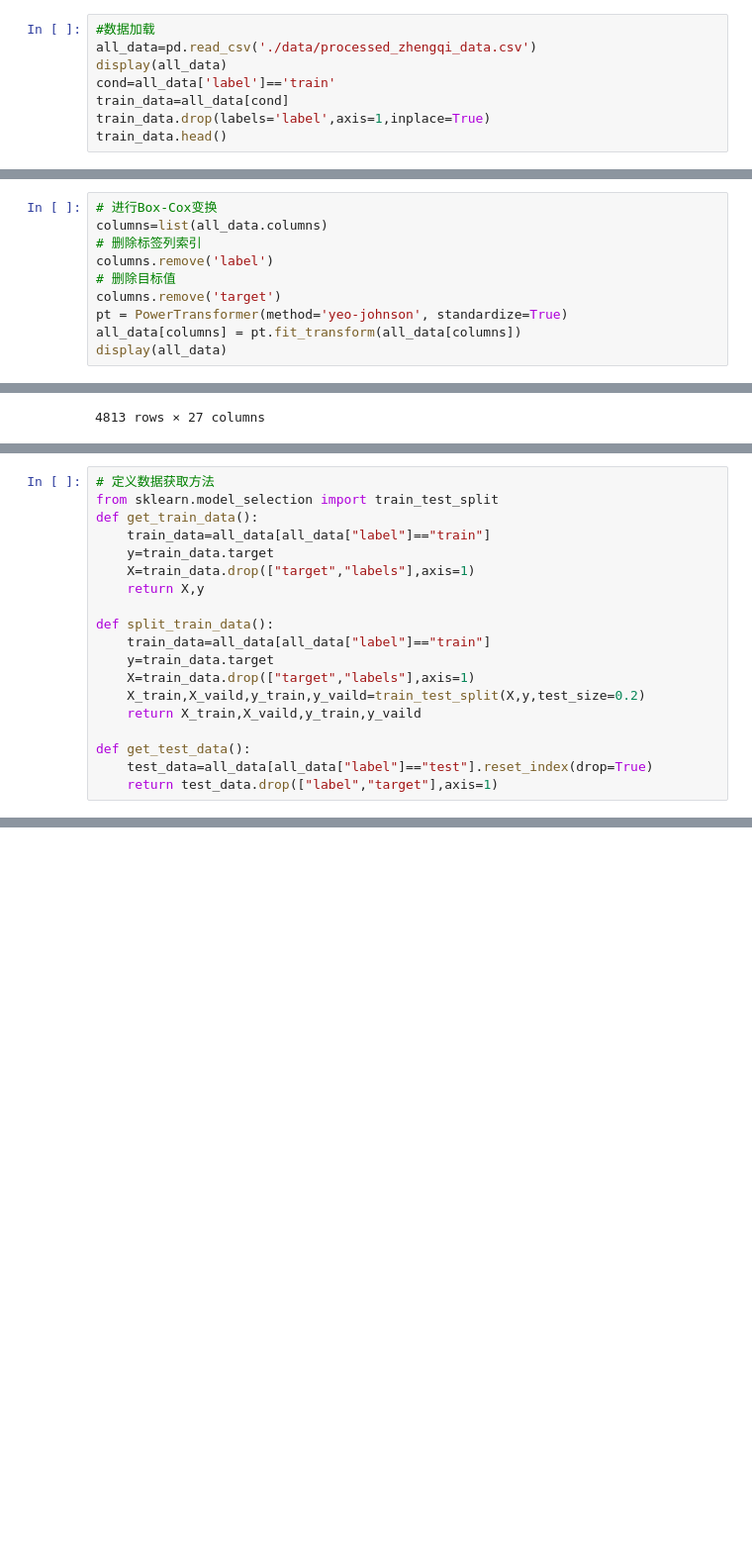
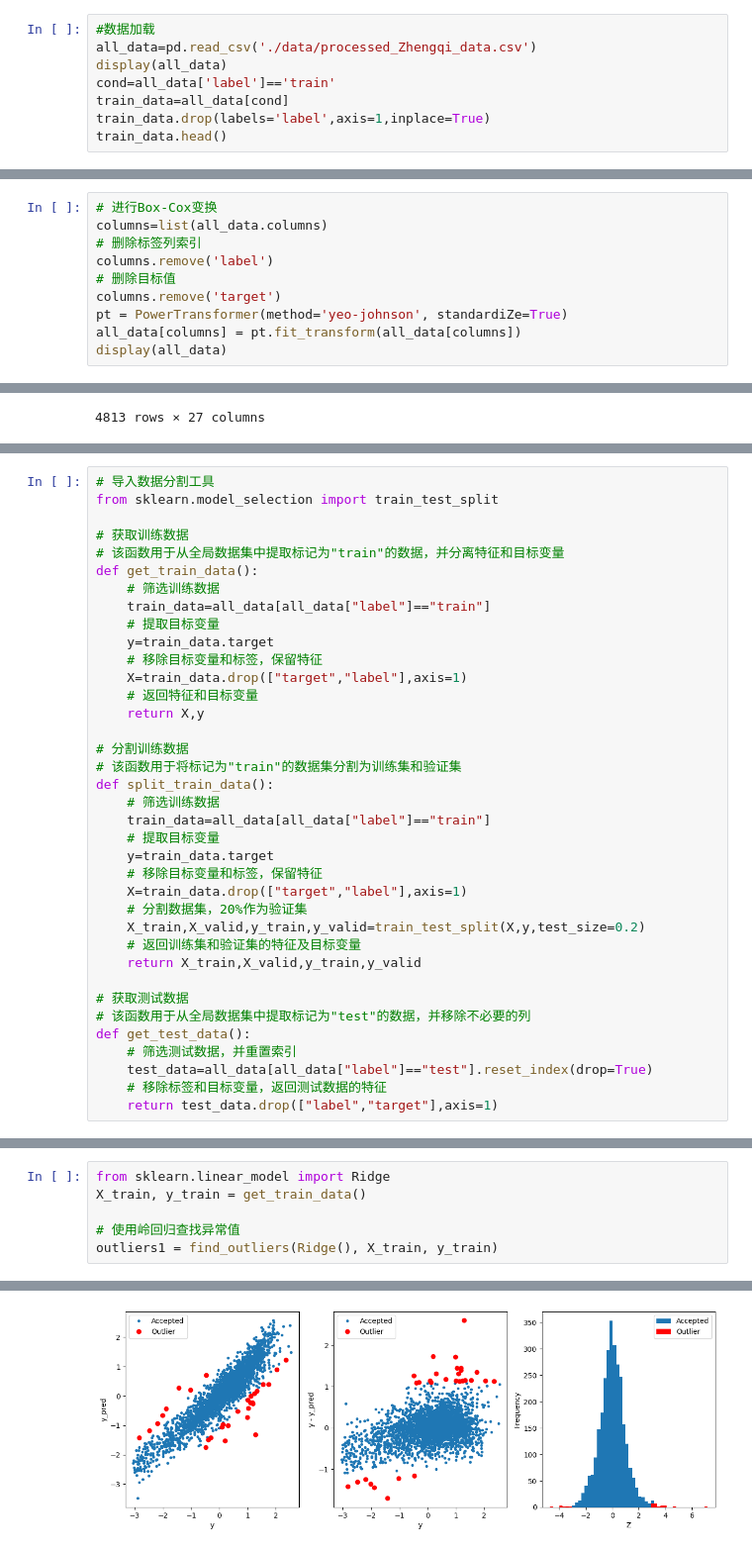
Before and after one commit to lanshi17/AIoT_notebook, a Jupyter notebook: 机器学习/线性回归/智能发电厂工业蒸汽量项目预测实战/feature_engineering.ipynb, the cells around one changed output, grey strips where cells are left out. Shown at 99% size. Cells and saved outputs as stored; diff of their text form; blank space fills up the shorter version.

```diff
--- a/机器学习/线性回归/智能发电厂工业蒸汽量项目预测实战/feature_engineering.ipynb
+++ b/机器学习/线性回归/智能发电厂工业蒸汽量项目预测实战/feature_engineering.ipynb
@@ -10,7 +10,7 @@ import warnings
 warnings.filterwarnings("ignore")
 # %%
 #数据加载
-all_data=pd.read_csv('./data/processed_zhengqi_data.csv')
+all_data=pd.read_csv('./data/processed_Zhengqi_data.csv')
 display(all_data)
 cond=all_data['label']=='train'
 train_data=all_data[cond]
@@ -300,7 +300,7 @@ columns=list(all_data.columns)
 columns.remove('label')
 # 删除目标值
 columns.remove('target')
-pt = PowerTransformer(method='yeo-johnson', standardize=True)
+pt = PowerTransformer(method='yeo-johnson', standardiZe=True)
 all_data[columns] = pt.fit_transform(all_data[columns])
 display(all_data)
 # %% [output]
@@ -320,21 +322,39 @@ display(all_data)
 # %%
-# 定义数据获取方法
+# 导入数据分割工具
 from sklearn.model_selection import train_test_split
+
+# 获取训练数据
+# 该函数用于从全局数据集中提取标记为"train"的数据，并分离特征和目标变量
 def get_train_data():
+    # 筛选训练数据
     train_data=all_data[all_data["label"]=="train"]
+    # 提取目标变量
     y=train_data.target
-    X=train_data.drop(["target","labels"],axis=1)
+    # 移除目标变量和标签，保留特征
+    X=train_data.drop(["target","label"],axis=1)
+    # 返回特征和目标变量
     return X,y
 
+# 分割训练数据
+# 该函数用于将标记为"train"的数据集分割为训练集和验证集
 def split_train_data():
+    # 筛选训练数据
     train_data=all_data[all_data["label"]=="train"]
+    # 提取目标变量
     y=train_data.target
-    X=train_data.drop(["target","labels"],axis=1)
-    X_train,X_vaild,y_train,y_vaild=train_test_split(X,y,test_size=0.2)
-    return X_train,X_vaild,y_train,y_vaild
+    # 移除目标变量和标签，保留特征
+    X=train_data.drop(["target","label"],axis=1)
+    # 分割数据集，20%作为验证集
+    X_train,X_valid,y_train,y_valid=train_test_split(X,y,test_size=0.2)
+    # 返回训练集和验证集的特征及目标变量
+    return X_train,X_valid,y_train,y_valid
 
+# 获取测试数据
+# 该函数用于从全局数据集中提取标记为"test"的数据，并移除不必要的列
 def get_test_data():
+    # 筛选测试数据，并重置索引
     test_data=all_data[all_data["label"]=="test"].reset_index(drop=True)
+    # 移除标签和目标变量，返回测试数据的特征
     return test_data.drop(["label","target"],axis=1)
 # %%
 # 异常值过滤
@@ -340,0 +412,7 @@ def get_test_data():
+# %%
+from sklearn.linear_model import Ridge
+X_train, y_train = get_train_data()
+
+# 使用岭回归查找异常值
+outliers1 = find_outliers(Ridge(), X_train, y_train)
+# %% [output]
@@ -340,0 +427 @@ def get_test_data():
+[figure, added]
```
Also changed, not shown: parts of 7 cells of this notebook, 1 other file.
